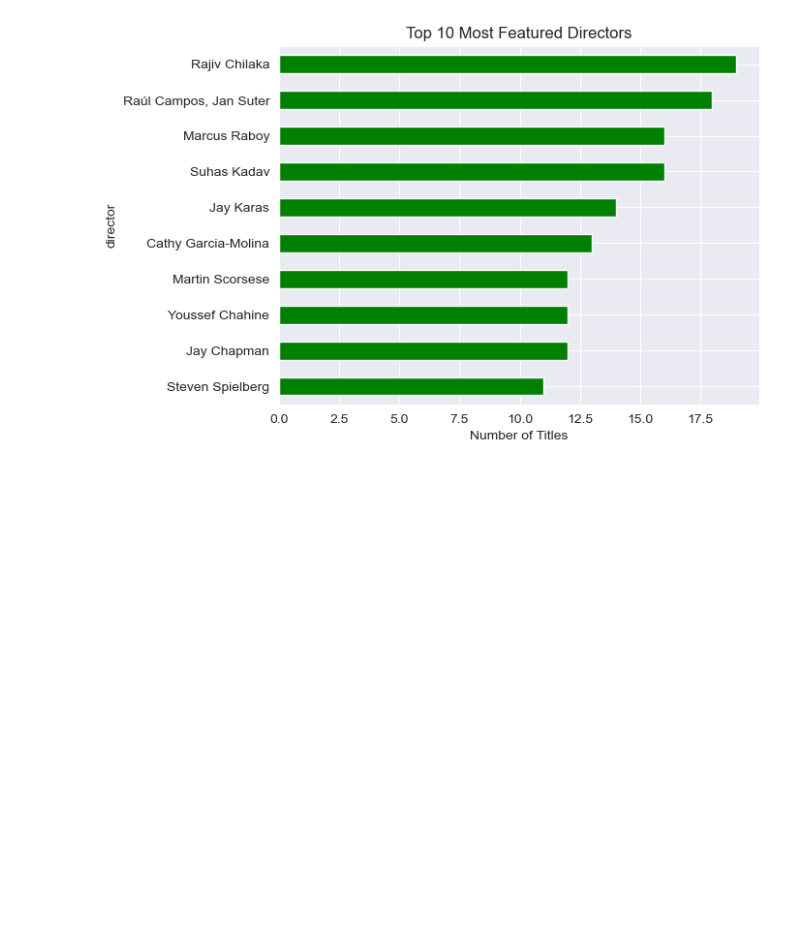
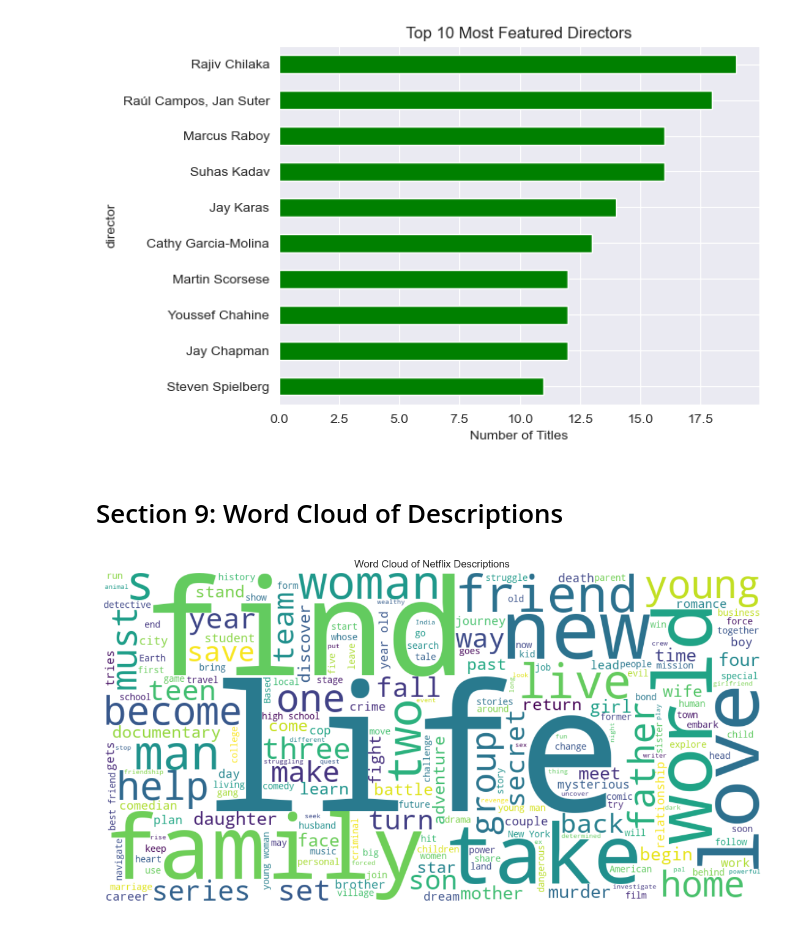
Before and after one commit to aghabidareh/NetflixAnalyzer, a Jupyter notebook: main.ipynb, the cells around one changed output. Drawn from its saved outputs; the diff is of its cells as text; code cells hidden in the pictures; blank space fills up the shorter version.

Commit message:
plots-and-graphs

```diff
--- a/main.ipynb
+++ b/main.ipynb
@@ -186,3 +186,18 @@ plt.gca().invert_yaxis()
 plt.show()
 # %% [output]
 [figure]
+# %% [markdown]
+# Section 9: Word Cloud of Descriptions
+# %%
+from wordcloud import WordCloud
+
+text = " ".join(df['description'].dropna())
+wordcloud = WordCloud(width=1000, height=500, background_color='white').generate(text)
+
+plt.figure(figsize=(15, 7))
+plt.imshow(wordcloud, interpolation='bilinear')
+plt.axis('off')
+plt.title("Word Cloud of Netflix Descriptions")
+plt.show()
+# %% [output]
+[figure, added]
```
Also changed, not shown: parts of 4 cells of this notebook.
